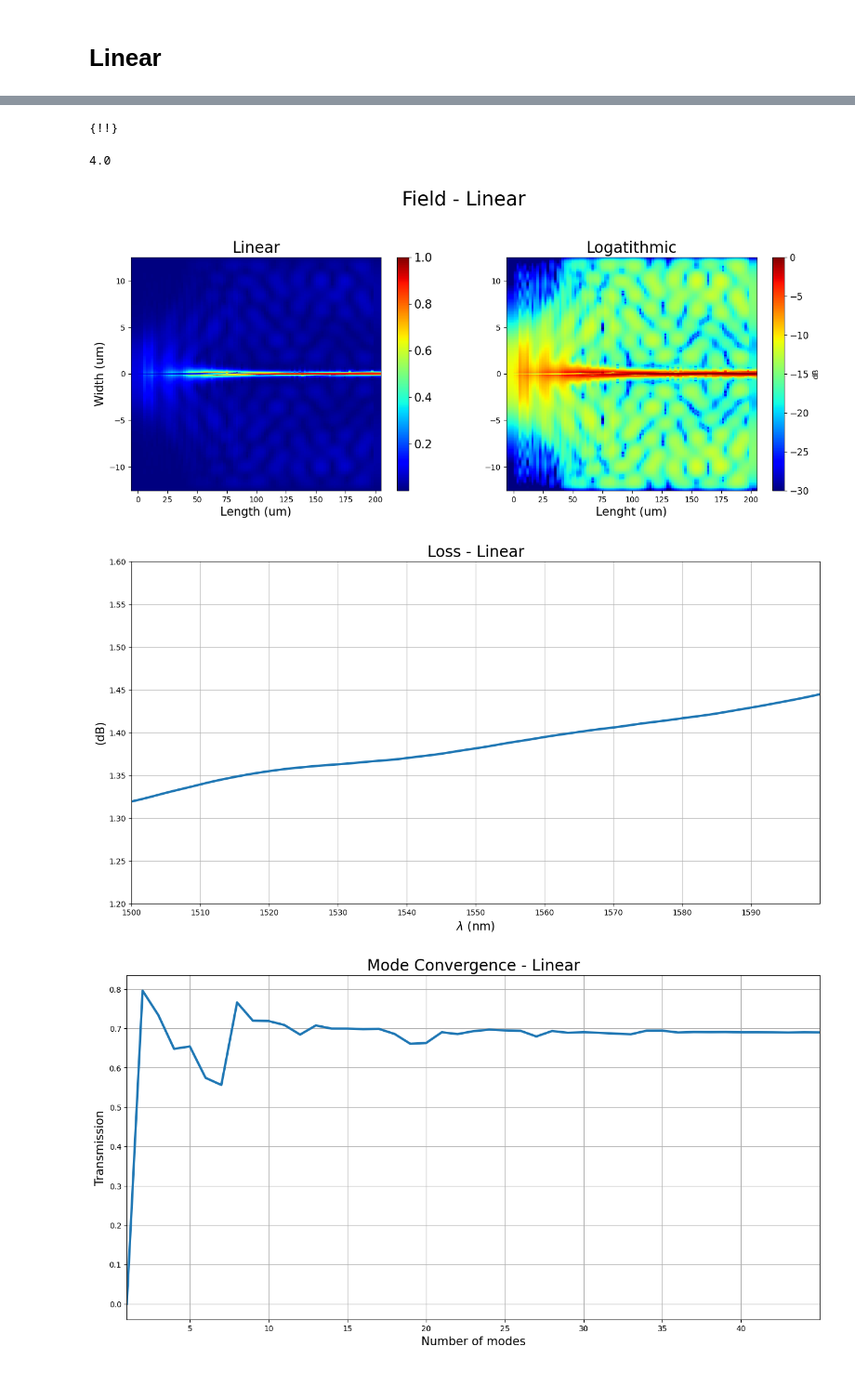
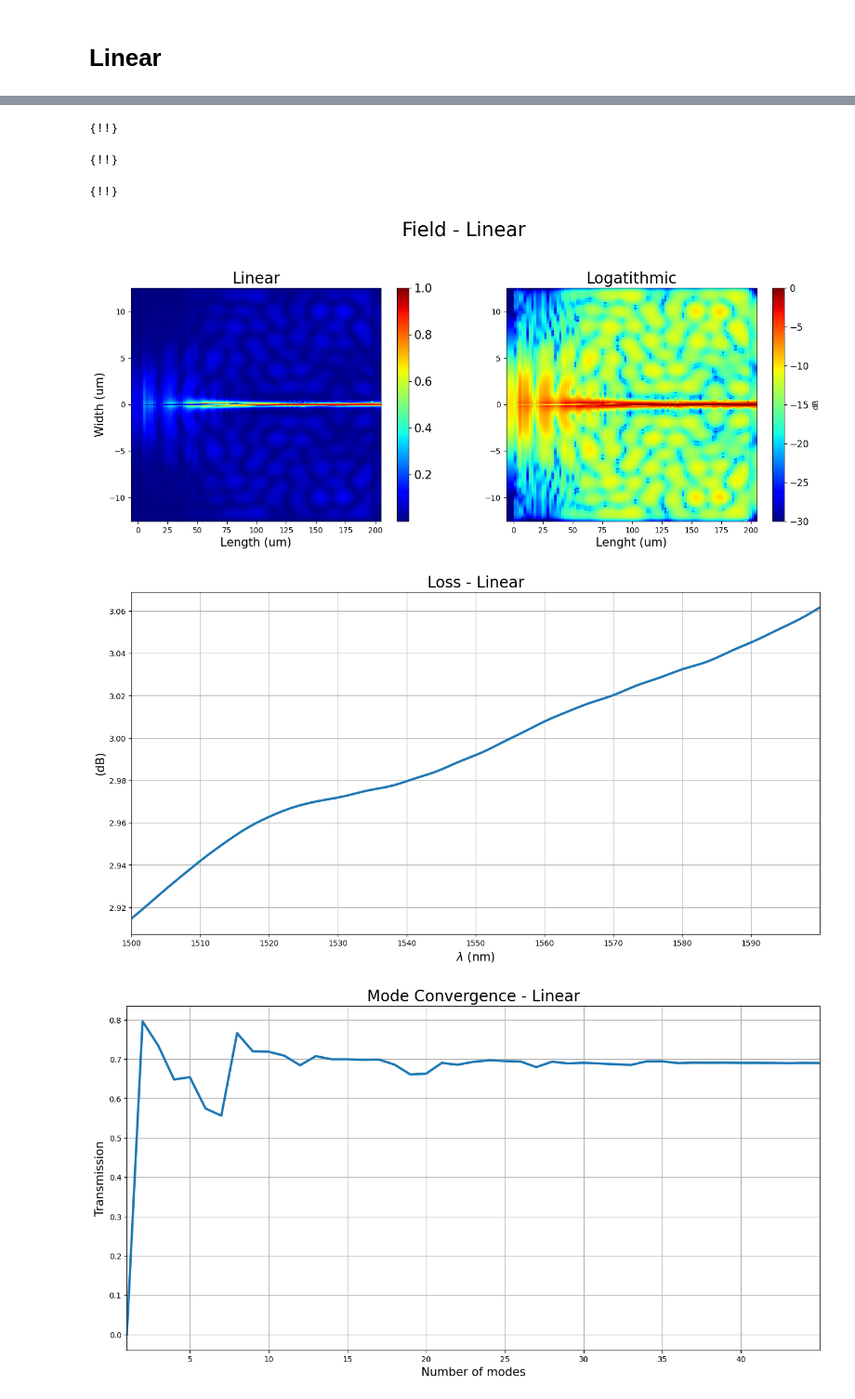
Before and after one commit to Leoopessoa/Edge-Coupler, a Jupyter notebook: Simulation/Components Assembly.ipynb, the cells around one changed output, grey strips where cells are left out. Shown at 93% size. Drawn from its saved outputs; the diff is of its cells as text; code cells hidden in the pictures.

```diff
--- a/Simulation/Components Assembly.ipynb
+++ b/Simulation/Components Assembly.ipynb
@@ -167,8 +165,13 @@ lum.select('output')
 lum.delete()
 lum.select('EME')
 lum.delete()
-lum.select('mesh')
+lum.select('full coupler mesh')
 lum.delete()
+lum.select('extension mesh')
+lum.delete()
+lum.select('high order mesh')
+lum.delete()
+
 
 if fdtd:
     # Create FDTD
@@ -255,7 +258,7 @@ else:
     lum.set({
         "cells"                   :np.transpose([1,60, 1]),
         "subcell method"          :np.transpose([0, 1, 0]), # 0 = none,  1 = CVCS
-        "modes"                   :np.transpose([6, 40, 6]),
+        "modes"                   :np.transpose([4, 32, 4]),
         "x min"                   :-5e-6,
         "y"                       :0,
         "y span"                  :yspan,
@@ -298,22 +301,41 @@ else:
 
     lum.addmesh()
     lum.set({
-        'based on a structure' : 1,
-        'structure'            : 'core',
+        'based on a structure': 1,
+        'structure'           : 'core',
         'set mesh multiplier' : 1,
         'y mesh multiplier'   : meshmulti,
         'z mesh multiplier'   : meshmulti,
+        'name'                : 'full coupler mesh'
         })
     lum.addmesh()
     lum.set({
-        'based on a structure' : 1,
-        'structure'            : 'extension',
+        'based on a structure': 1,
+        'structure'           : 'extension',
         'set mesh multiplier' : 1,
         'y mesh multiplier'   : meshmulti,
         'z mesh multiplier'   : meshmulti,
+        'name'                : 'extension mesh'
     })
+    lum.addmesh()
+    lum.set({
+        'name'   : 'high order mesh',
+        'x'      : 20e-6,
+        'x span' : 40e-6,
+        'y'      : 0,
+        'y span' : 0.15e-6,
+        'z'      : 0,
+        'z span' : 0.4e-6,
+        'dx'     : 0.003e-6,
+        'dy'     : 0.003e-6,
+        'dz'     : 0.006e-6,
+    })
 # %% [output]
 {!!}
+
+{!!}
+
+{!!}
 # %%
 # Confinement
 cellsmesh = 400
@@ -338,17 +360,8 @@ if fdtd == 0 :
     })
-# %%
-# Running FDE
-
-lum.run()
-lum.setanalysis('number of trial modes', 4)
-lum.mesh()
-lum.findmodes()
-# %% [output]
-4.0
 # %%
 # Plot Linear and Log TE Mode Field Monitor Graph
 
-lum.emepropagate()
+#lum.emepropagate()
 
 figure1 = plt.figure(figsize=(16, 12), edgecolor= 'white', facecolor= 'white')
 
@@ -360,34 +373,34 @@ y = field['y']
 E = field['E']
 
 E = np.sqrt(E[:,:,0,:,0]**2 + E[:,:,0,:,1]**2 + E[:,:,0,:,2]**2)
 E = np.transpose(abs(E[:,:,0]))
 np.shape(x[:,0])
 Elog = 10*np.log10(E/np.max(E))
 
 plt.suptitle('Field - Linear', fontsize = 25)
 plt.subplot(221)
 plt.pcolormesh(x[:,0]*1e6,y[:,0]*1e6,E/np.max(E),cmap = 'jet')
 plt.xlabel('Length (um)',fontsize=15)
 plt.ylabel('Width (um)',fontsize=15)
 plt.yticks(fontsize=10)
 plt.xticks(fontsize=10)
 cbar = plt.colorbar()
 cbar.ax.tick_params(labelsize=15)
 plt.title("Linear", fontsize = 20)
 
 E = E/np.max(E)
 plt.subplot(222)
 plt.pcolormesh(x[:,0]*1e6,y[:,0]*1e6,Elog,cmap = 'jet', vmin = -30, vmax = 0)
 plt.xlabel('Lenght (um)',fontsize=15)
 plt.yticks(fontsize=10)
 plt.xticks(fontsize=10)
 cbar = plt.colorbar(label='dB')
 cbar.ax.tick_params(labelsize=12)
 plt.title("Logatithmic", fontsize = 20)
 
 plt.savefig('../Documentation/Figures/FieldMonitor_Linear')
 # %% [output]
-[figure, old version]
+[figure, new version]
 # %%
  # Getting transmission results
 
@@ -419,13 +432,13 @@ plt.plot(wavelength, -Tlog, linewidth = 3)
 plt.xticks(np.arange(1500,1600,10))
 plt.xlim(1500,1600)
 # plt.yticks(np.arange(-3.25, -2.95,0.05))
-plt.ylim(1.2,1.6)
+#plt.ylim(1.2,1.6)
 plt.xlabel('$\lambda$ (nm)', size = 15)
 plt.ylabel('(dB)', size = 15)
 plt.grid()
 plt.savefig('../Documentation/Figures/Loss_Linear')
 # %% [output]
-[figure, old version]
+[figure, new version]
 # %%
 
 # Plotting Mode convergence
```
Also changed, not shown: parts of 2 cells of this notebook, 4 other files.
